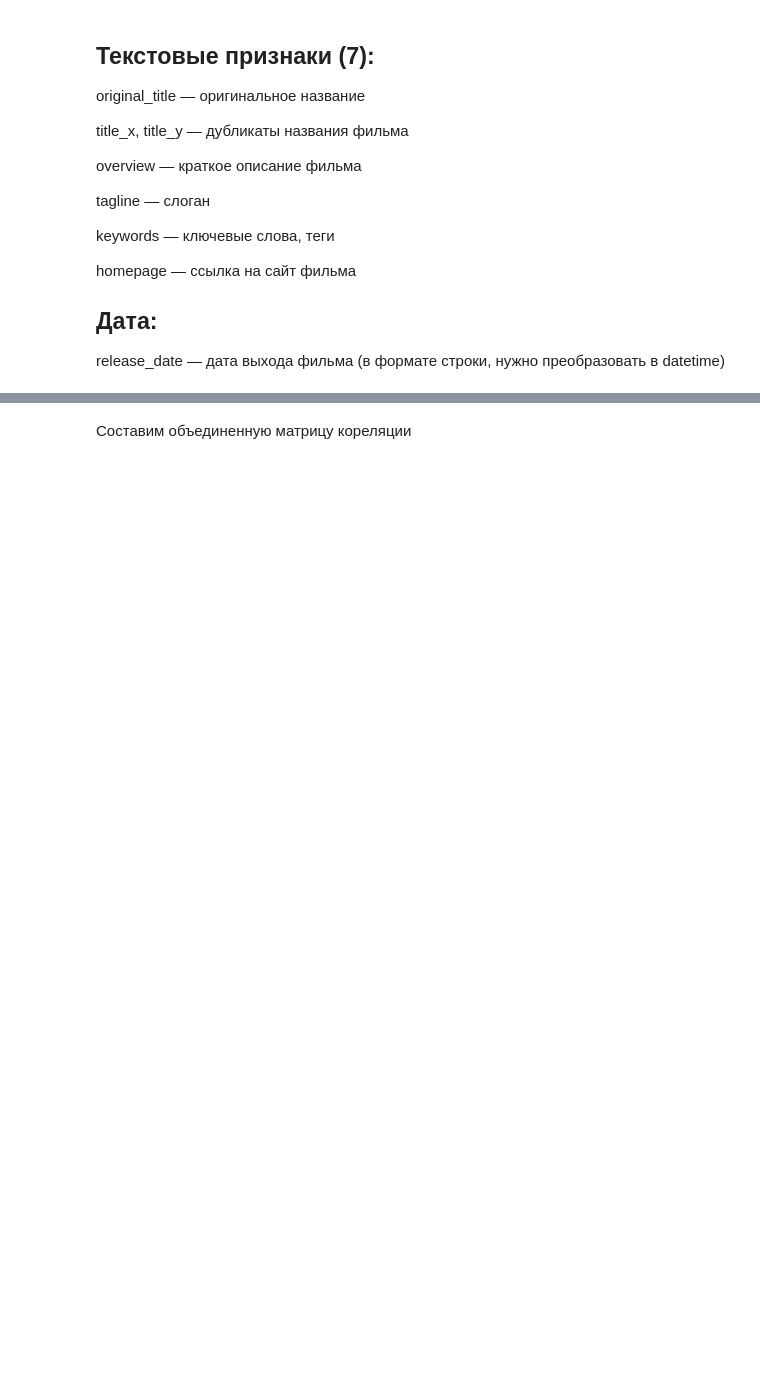
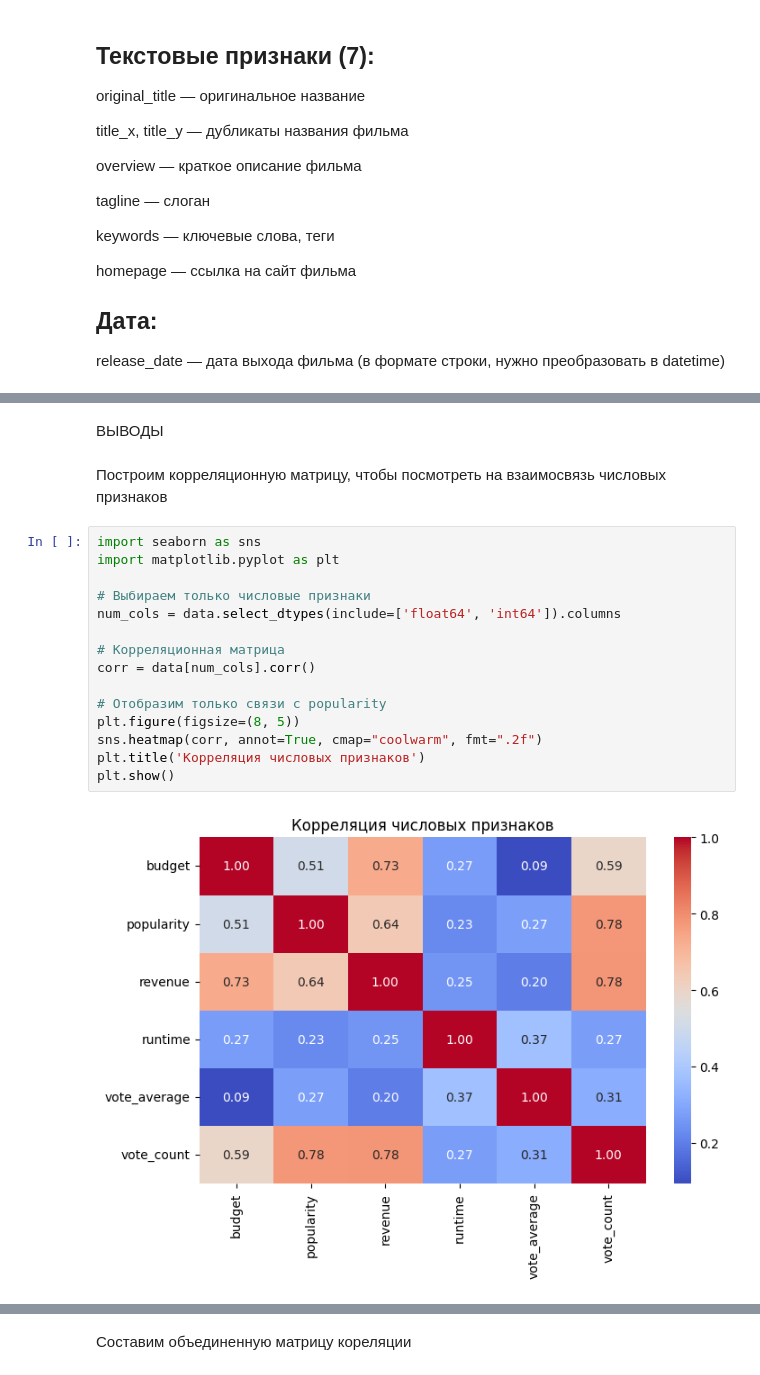
Before and after one commit to GeGeMaaaan/Data_Science, a Jupyter notebook: version1.ipynb, the cells around one changed output, grey strips where cells are left out. Cells and saved outputs as stored; diff of their text form; blank space fills up the shorter version.

```diff
--- a/version1.ipynb
+++ b/version1.ipynb
@@ -230,0 +332,21 @@ extra_corr = data[["original_language_encoded", "status_encoded", "vote_average"
+# %% [markdown]
+ВЫВОДЫ
+# %% [markdown]
+Построим корреляционную матрицу, чтобы посмотреть на взаимосвязь числовых признаков
+# %%
+import seaborn as sns
+import matplotlib.pyplot as plt
+
+# Выбираем только числовые признаки
+num_cols = data.select_dtypes(include=['float64', 'int64']).columns
+
+# Корреляционная матрица
+corr = data[num_cols].corr()
+
+# Отобразим только связи с popularity
+plt.figure(figsize=(8, 5))
+sns.heatmap(corr, annot=True, cmap="coolwarm", fmt=".2f")
+plt.title('Корреляция числовых признаков')
+plt.show()
+# %% [output]
+[figure, added]
```
Also changed, not shown: parts of 46 cells of this notebook.
